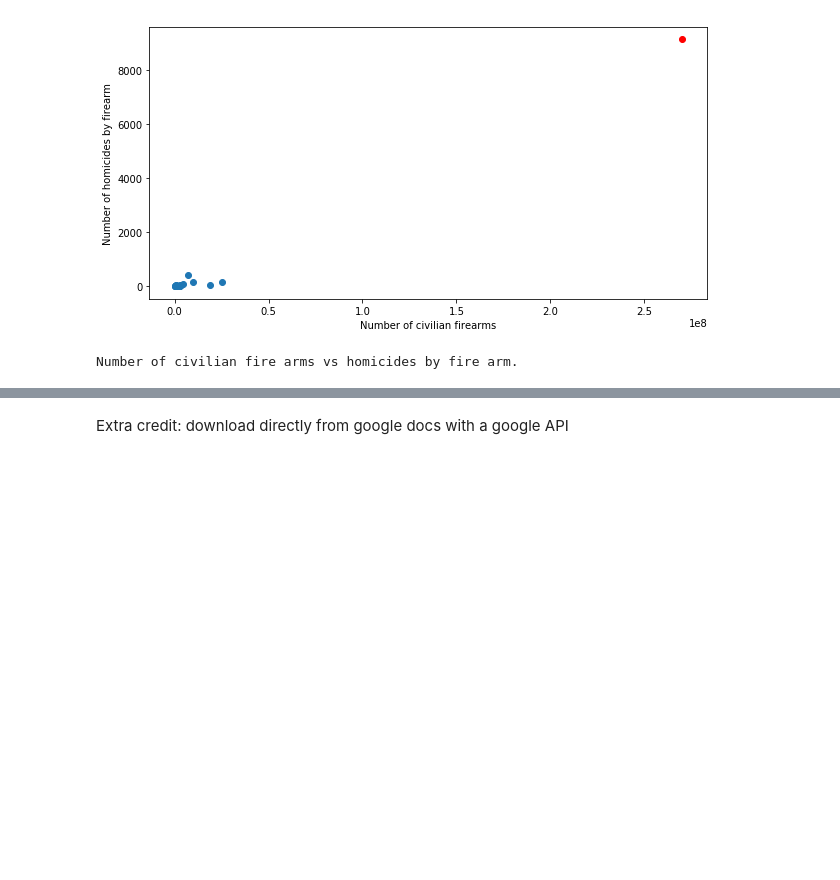
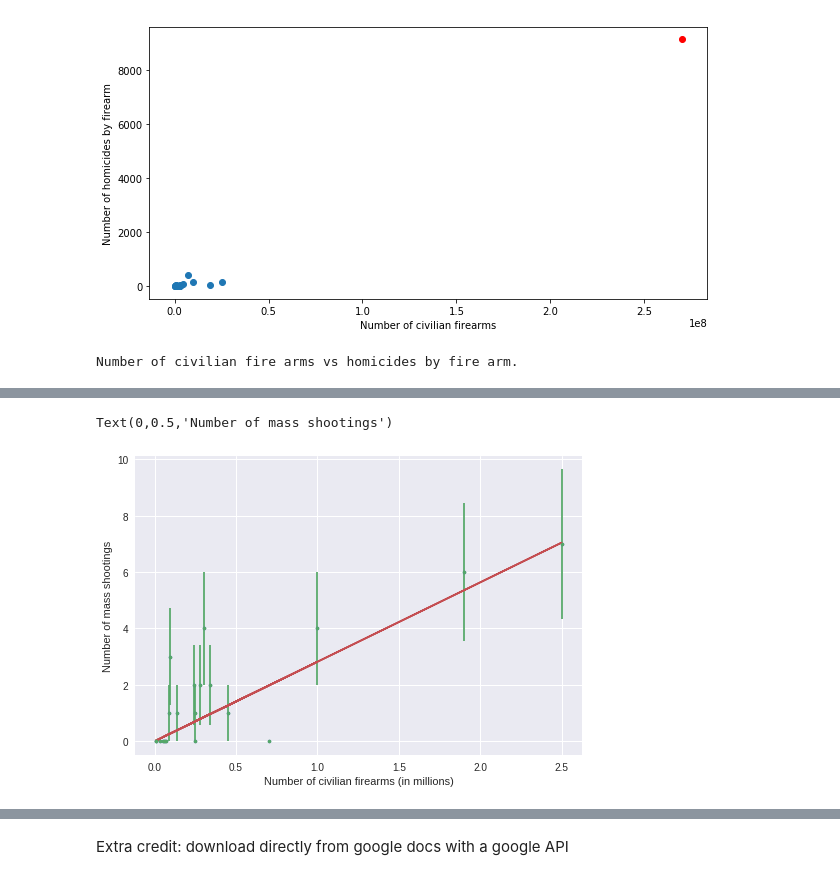
Before and after one commit to charlie-moffett/PUI2017_cm4698, a Jupyter notebook: HW5_cm4698/Assignment3.ipynb, the cells around one changed output, grey strips where cells are left out. Saved outputs shown, nothing was run; the diff lists cells and outputs as text; code cells hidden in the pictures; blank space fills up the shorter version.

```diff
--- a/HW5_cm4698/Assignment3.ipynb
+++ b/HW5_cm4698/Assignment3.ipynb
@@ -254,0 +293,18 @@ Number of civilian fire arms vs homicides by fire arm.
+# %%
+# Plotting with WLS
+yerr = np.sqrt(y)
+wModel = sm.WLS(endog = y, exog = x, weights = 1.0/(yerr+1)).fit()
+
+pl.plot(x, y, '.')
+yerr = np.sqrt(y)
+pl.errorbar(x,y, yerr, fmt='.')
+pl.plot(x, wModel.fittedvalues, '-')
+pl.xlabel("Number of civilian firearms (in millions)")
+pl.ylabel("Number of mass shootings")
+
+# Notice that a - sqrt(0) = 0 b - 1/0 = infinity c - you cannot have weight that are infinity in your fit.
+# Please come up with a solution and justify it.
+# print(1.0/yerr)
+# %% [output]
+Text(0,0.5,'Number of mass shootings')
+[figure, added]
```
Also changed, not shown: parts of 14 cells of this notebook.
